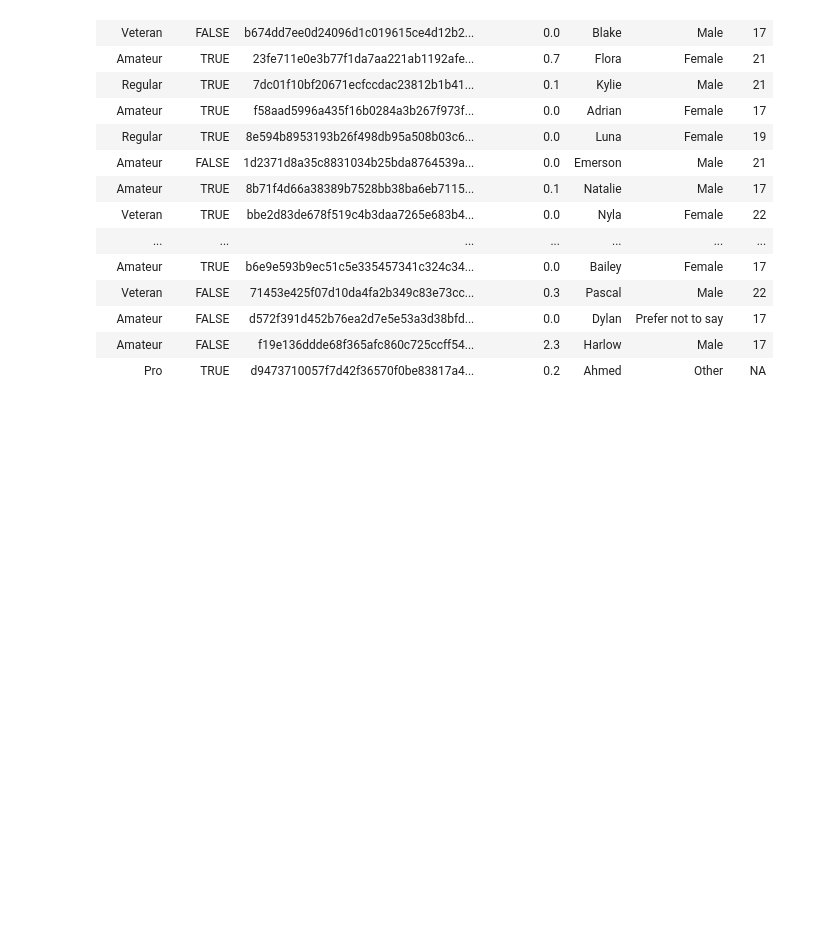
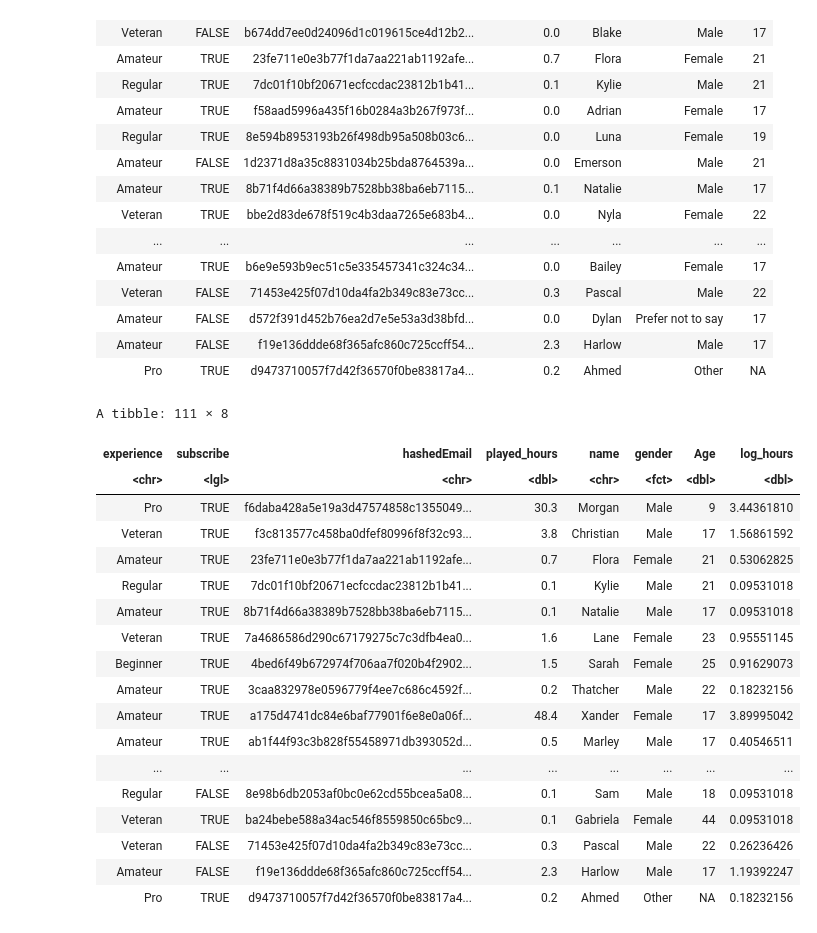
Before and after one commit to cindyttt/dsci-100-2025-final-project, a Jupyter notebook: analysis.ipynb, the cells around one changed output. Cells and saved outputs as stored; diff of their text form; code cells hidden in the pictures; blank space fills up the shorter version.

```diff
--- a/analysis.ipynb
+++ b/analysis.ipynb
@@ -52,3 +51,30 @@ A spec_tbl_df: 196 × 7
 | Amateur | FALSE | d572f391d452b76ea2d7e5e53a3d38bfd... | 0.0 | Dylan | Prefer not to say | 17 |
 | Amateur | FALSE | f19e136ddde68f365afc860c725ccff54... | 2.3 | Harlow | Male | 17 |
 | Pro | TRUE | d9473710057f7d42f36570f0be83817a4... | 0.2 | Ahmed | Other | NA |
+# %%
+players_clean <- players |>
+mutate(gender = if_else(gender %in% c("Female", "Male"), gender, "Other")) |>
+mutate(gender = as.factor(gender)) |>
+filter(!is.na(played_hours), played_hours > 0) |>
+mutate(log_hours = log(played_hours + 1))
+players_clean
+# %% [output]
+A tibble: 111 × 8
+| experience | subscribe | hashedEmail | played_hours | name | gender | Age | log_hours |
+| <chr> | <lgl> | <chr> | <dbl> | <chr> | <fct> | <dbl> | <dbl> |
+| Pro | TRUE | f6daba428a5e19a3d47574858c1355049... | 30.3 | Morgan | Male | 9 | 3.44361810 |
+| Veteran | TRUE | f3c813577c458ba0dfef80996f8f32c93... | 3.8 | Christian | Male | 17 | 1.56861592 |
+| Amateur | TRUE | 23fe711e0e3b77f1da7aa221ab1192afe... | 0.7 | Flora | Female | 21 | 0.53062825 |
+| Regular | TRUE | 7dc01f10bf20671ecfccdac23812b1b41... | 0.1 | Kylie | Male | 21 | 0.09531018 |
+| Amateur | TRUE | 8b71f4d66a38389b7528bb38ba6eb7115... | 0.1 | Natalie | Male | 17 | 0.09531018 |
+| Veteran | TRUE | 7a4686586d290c67179275c7c3dfb4ea0... | 1.6 | Lane | Female | 23 | 0.95551145 |
+| Beginner | TRUE | 4bed6f49b672974f706aa7f020b4f2902... | 1.5 | Sarah | Female | 25 | 0.91629073 |
+| Amateur | TRUE | 3caa832978e0596779f4ee7c686c4592f... | 0.2 | Thatcher | Male | 22 | 0.18232156 |
+| Amateur | TRUE | a175d4741dc84e6baf77901f6e8e0a06f... | 48.4 | Xander | Female | 17 | 3.89995042 |
+| Amateur | TRUE | ab1f44f93c3b828f55458971db393052d... | 0.5 | Marley | Male | 17 | 0.40546511 |
+| ... | ... | ... | ... | ... | ... | ... | ... |
+| Regular | FALSE | 8e98b6db2053af0bc0e62cd55bcea5a08... | 0.1 | Sam | Male | 18 | 0.09531018 |
+| Veteran | TRUE | ba24bebe588a34ac546f8559850c65bc9... | 0.1 | Gabriela | Female | 44 | 0.09531018 |
+| Veteran | FALSE | 71453e425f07d10da4fa2b349c83e73cc... | 0.3 | Pascal | Male | 22 | 0.26236426 |
+| Amateur | FALSE | f19e136ddde68f365afc860c725ccff54... | 2.3 | Harlow | Male | 17 | 1.19392247 |
+| Pro | TRUE | d9473710057f7d42f36570f0be83817a4... | 0.2 | Ahmed | Other | NA | 0.18232156 |
```
Also changed, not shown: parts of 3 cells of this notebook.
